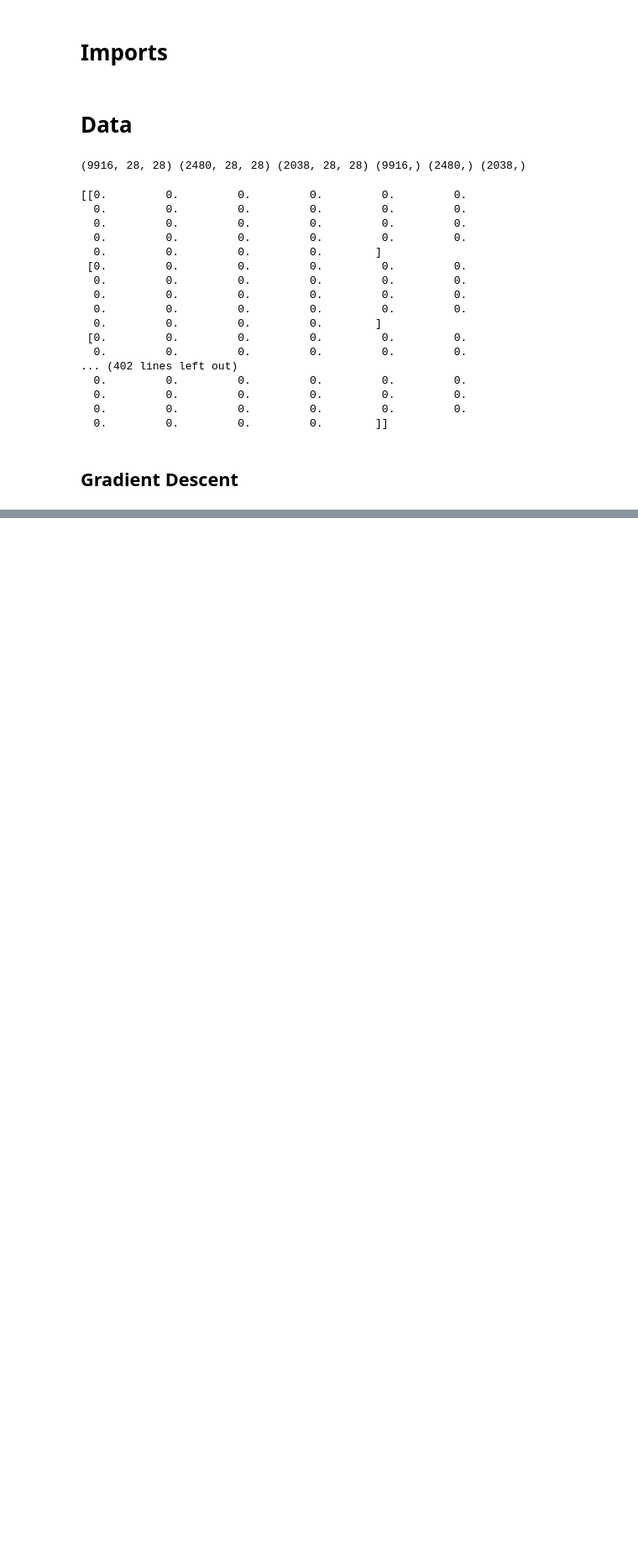
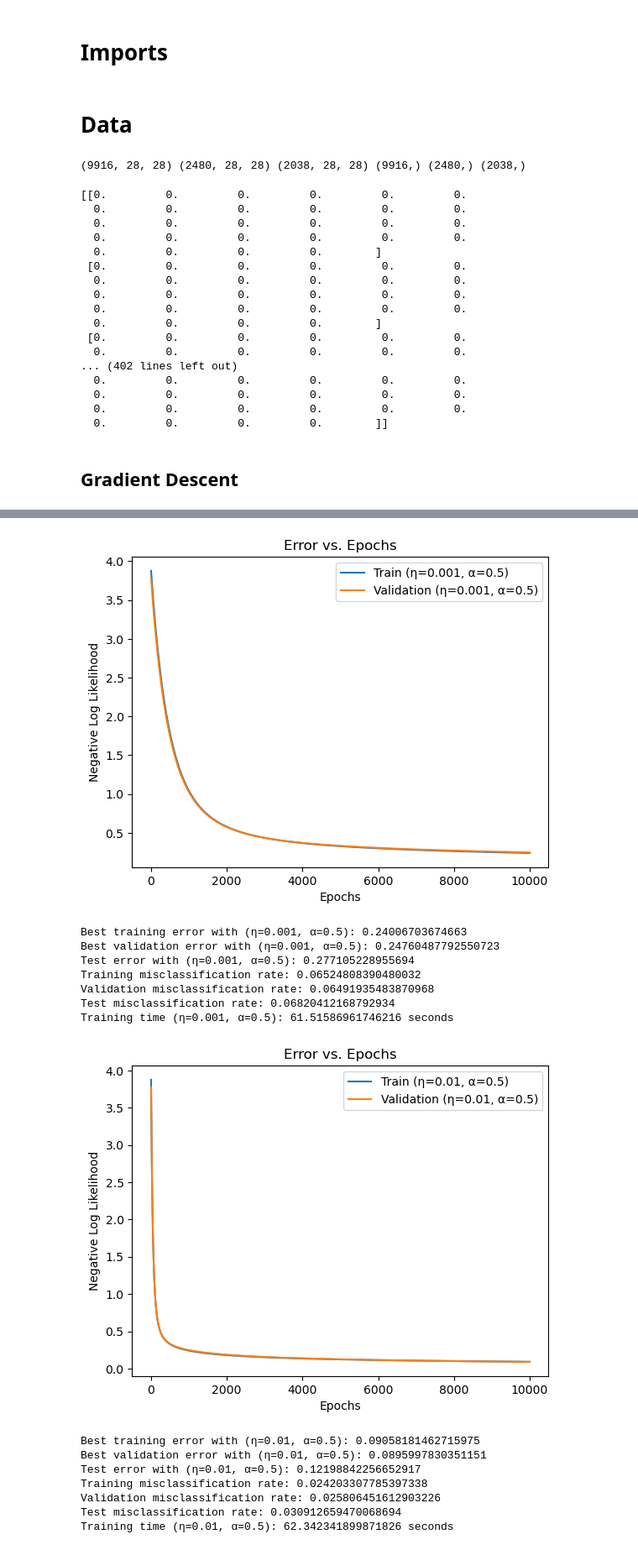
Before and after one commit to JvPost/CDSML, a Jupyter notebook: assignment4.ipynb, the cells around one changed output, grey strips where cells are left out. Shown at 84% size. Drawn from its saved outputs; the diff is of its cells as text; code cells hidden in the pictures; blank space fills up the shorter version.

```diff
--- a/assignment4.ipynb
+++ b/assignment4.ipynb
@@ -79,6 +79,8 @@ def predict(x, w):
 
 # negative log likelihood
 def NLL(y_pred, t):
+    # Clip the predicted values to avoid taking the logarithm of 0 or 1
+    y_pred = np.clip(y_pred, 1e-10, 1 - 1e-10)
     return -np.mean(t * np.log(y_pred) + (1 - t) * np.log(1 - y_pred))
 
 # gradient with respect to weights
@@ -199,0 +204,6 @@ Training time for learning rate 0.1: 61.392712116241455 seconds
+# %%
+# redefine the gradient function to include momentum
+def gradient(x, y_pred, t, prev_delta_w, alpha):
+    grad = np.dot(x.T, (y_pred - t)) / len(x)
+    delta_w = -grad + alpha * prev_delta_w
+    return delta_w
@@ -199,0 +244,55 @@ Training time for learning rate 0.1: 61.392712116241455 seconds
+# %%
+# training loop
+momentums = [0.5, 0.9, 0.99]
+
+for alpha in momentums:
+    for eta in learning_rates:
+        start_time = time.time()
+
+        w, train_errors, val_errors, best_train_error, best_val_error = train(train_images_bias, train_labels, w_init.copy(), eta, 10000, alpha, val_images_bias, val_labels)
+
+        end_time = time.time()
+        elapsed_time = end_time - start_time
+
+        plt.plot(train_errors, label=f'Train (η={eta}, α={alpha})')
+        plt.plot(val_errors, label=f'Validation (η={eta}, α={alpha})')
+        plt.xlabel('Epochs')
+        plt.ylabel('Negative Log Likelihood')
+        plt.legend()
+        plt.title('Error vs. Epochs')
+        plt.show()
+
+        y_train_pred = predict(train_images_bias, w)
+        train_misclass_rate = misclassification_rate(y_train_pred, train_labels)
+
+        y_val_pred = predict(val_images_bias, w)
+        val_misclass_rate = misclassification_rate(y_val_pred, val_labels)
+
+        y_test_pred = predict(test_images_bias, w)
+        test_error = NLL(y_test_pred, test_labels)
+        test_misclass_rate = misclassification_rate(y_test_pred, test_labels)
+
+        print(f"Best training error with (η={eta}, α={alpha}): {best_train_error}")
+        print(f"Best validation error with (η={eta}, α={alpha}): {best_val_error}")
+        print(f"Test error with (η={eta}, α={alpha}): {test_error}")
+        print(f"Training misclassification rate: {train_misclass_rate}")
+        print(f"Validation misclassification rate: {val_misclass_rate}")
+        print(f"Test misclassification rate: {test_misclass_rate}")
+        print(f"Training time (η={eta}, α={alpha}): {elapsed_time} seconds")
+# %% [output]
+[figure, added]
+Best training error with (η=0.001, α=0.5): 0.24006703674663
+Best validation error with (η=0.001, α=0.5): 0.24760487792550723
+Test error with (η=0.001, α=0.5): 0.277105228955694
+Training misclassification rate: 0.06524808390480032
+Validation misclassification rate: 0.06491935483870968
+Test misclassification rate: 0.06820412168792934
+Training time (η=0.001, α=0.5): 61.51586961746216 seconds
+[figure, added]
+Best training error with (η=0.01, α=0.5): 0.09058181462715975
+Best validation error with (η=0.01, α=0.5): 0.0895997830351151
+Test error with (η=0.01, α=0.5): 0.12198842256652917
+Training misclassification rate: 0.024203307785397338
+Validation misclassification rate: 0.025806451612903226
+Test misclassification rate: 0.030912659470068694
+Training time (η=0.01, α=0.5): 62.342341899871826 seconds
```
Also changed, not shown: parts of 4 cells of this notebook.
